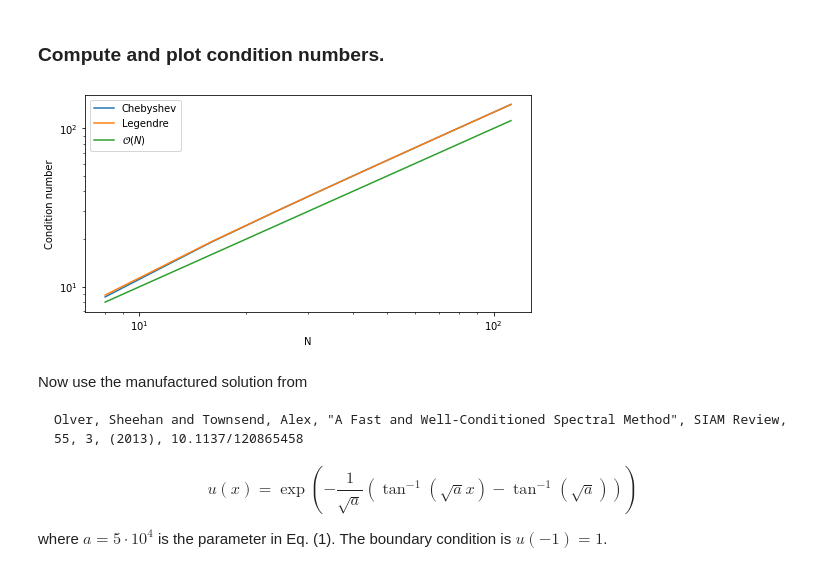
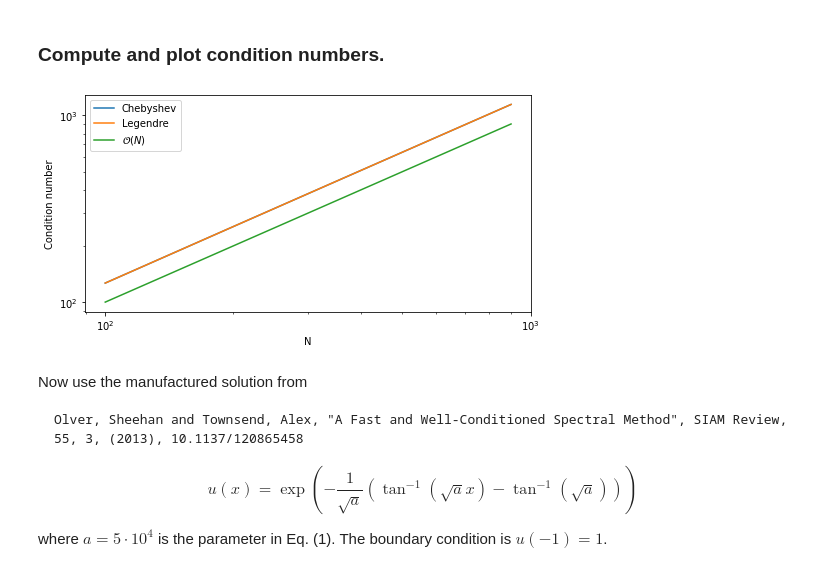
Before and after one commit to spectralDNS/PG-paper-2022, a Jupyter notebook: binder/Section-4.3.1.ipynb, the cells around one changed output. Cells and saved outputs as stored; diff of their text form; code cells hidden in the pictures.

```diff
--- a/binder/Section-4.3.1.ipynb
+++ b/binder/Section-4.3.1.ipynb
@@ -182,19 +182,19 @@ plt.show()
 # %%
 fig, ax = plt.subplots(1, 1, figsize=(8, 4))
 cond = {}
 for fam in 'CL':
     cond[fam] = []
-    M = np.arange(8, 120, 8)
+    M = np.arange(100, 1000, 100)
     for N in M:
         cond[fam].append(np.linalg.cond(main(N, 2, fam, ue=ue, returnmat=True).diags().toarray()))
     ax.loglog(M, cond[fam])
 
 ax.loglog(M, M)
 ax.legend(['Chebyshev', 'Legendre', r'$\mathcal{O}(N)$'])
 ax.set(xlabel='N', ylabel='Condition number')
 plt.show()
 # %% [output]
-[figure, old version]
+[figure, new version]
 # %% [markdown]
 Now use the manufactured solution from
 
```
Also changed, not shown: 3 other files.
